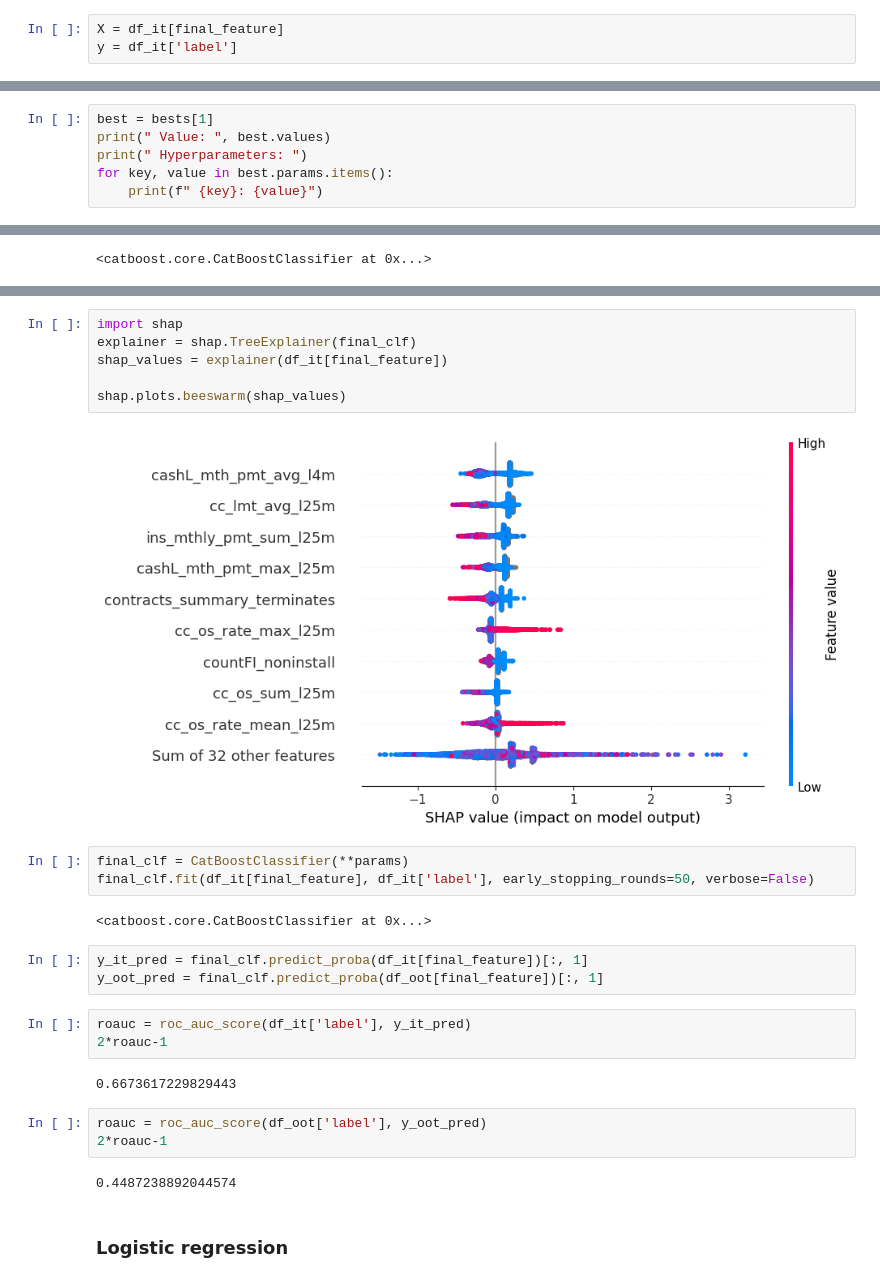
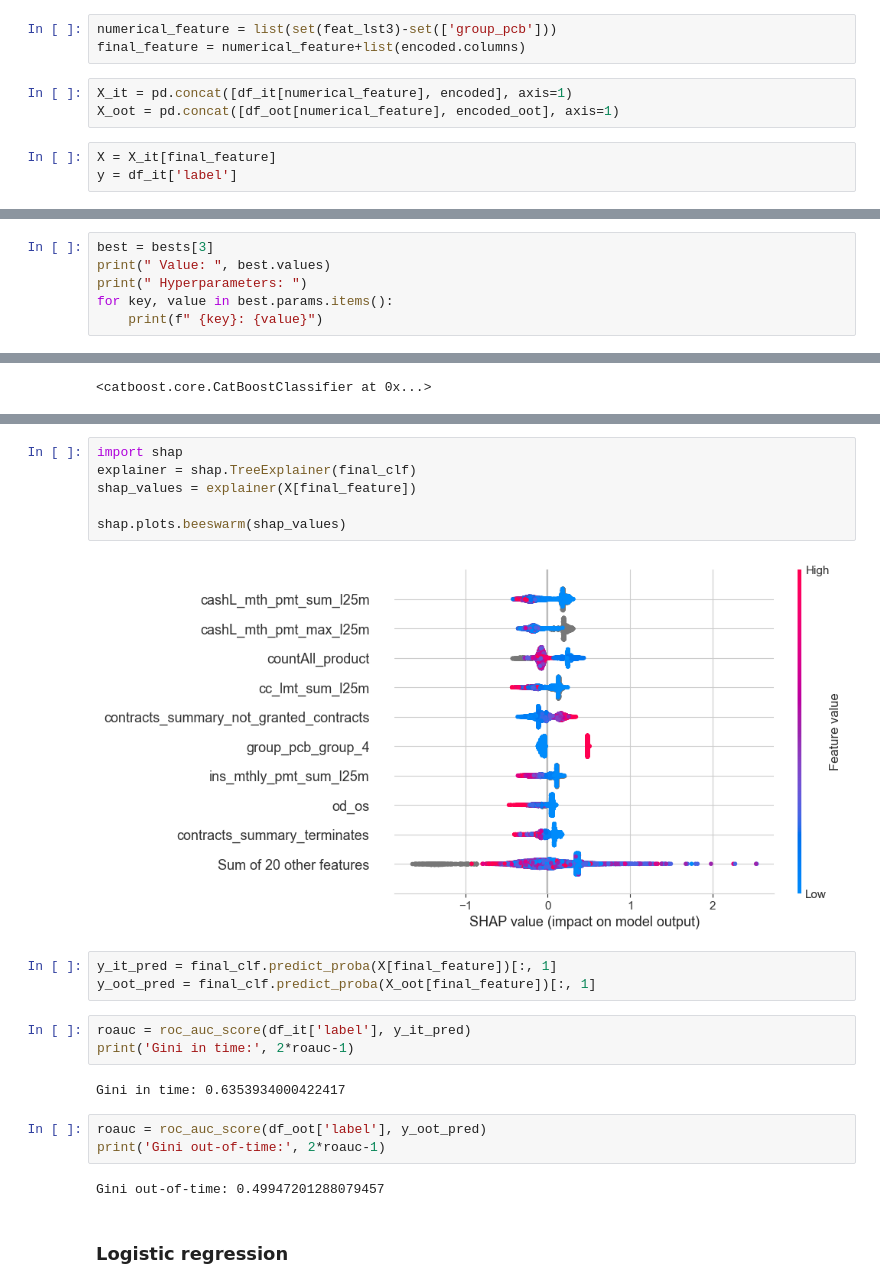
Before and after one commit to Nampq281/ds_template, a Jupyter notebook: Train_model.ipynb, the cells around one changed output, grey strips where cells are left out. Saved outputs shown, nothing was run; the diff lists cells and outputs as text.

```diff
--- a/Train_model.ipynb
+++ b/Train_model.ipynb
@@ -556,4 +276,10 @@ final_feature = feat_lst3
+# %%
+numerical_feature = list(set(feat_lst3)-set(['group_pcb']))
+final_feature = numerical_feature+list(encoded.columns)
+# %%
+X_it = pd.concat([df_it[numerical_feature], encoded], axis=1)
+X_oot = pd.concat([df_oot[numerical_feature], encoded_oot], axis=1)
 # %%
-X = df_it[final_feature]
+X = X_it[final_feature]
 y = df_it['label']
 # %%
@@ -642,5 +390,5 @@ for i,j  in enumerate(bests):
 # %%
-best = bests[1]
+best = bests[3]
 print(" Value: ", best.values)
 print(" Hyperparameters: ")
 for key, value in best.params.items():
@@ -679,29 +443,24 @@ plt.tight_layout()
 # %%
 import shap
 explainer = shap.TreeExplainer(final_clf)
-shap_values = explainer(df_it[final_feature])
+shap_values = explainer(X[final_feature])
 
 shap.plots.beeswarm(shap_values)
 # %% [output]
-[figure, old version]
+[figure, new version]
-# %%
-final_clf = CatBoostClassifier(**params)
-final_clf.fit(df_it[final_feature], df_it['label'], early_stopping_rounds=50, verbose=False)
-# %% [output]
-<catboost.core.CatBoostClassifier at 0x...>
 # %%
-y_it_pred = final_clf.predict_proba(df_it[final_feature])[:, 1]
-y_oot_pred = final_clf.predict_proba(df_oot[final_feature])[:, 1]
+y_it_pred = final_clf.predict_proba(X[final_feature])[:, 1]
+y_oot_pred = final_clf.predict_proba(X_oot[final_feature])[:, 1]
 # %%
 roauc = roc_auc_score(df_it['label'], y_it_pred)
-2*roauc-1
+print('Gini in time:', 2*roauc-1)
 # %% [output]
-0.6673617229829443
+Gini in time: 0.6353934000422417
 # %%
 roauc = roc_auc_score(df_oot['label'], y_oot_pred)
-2*roauc-1
+print('Gini out-of-time:', 2*roauc-1)
 # %% [output]
-0.4487238892044574
+Gini out-of-time: 0.49947201288079457
 # %% [markdown]
 ### Logistic regression
 # %%
```
Also changed, not shown: parts of 159 cells of this notebook, 5 other files.
